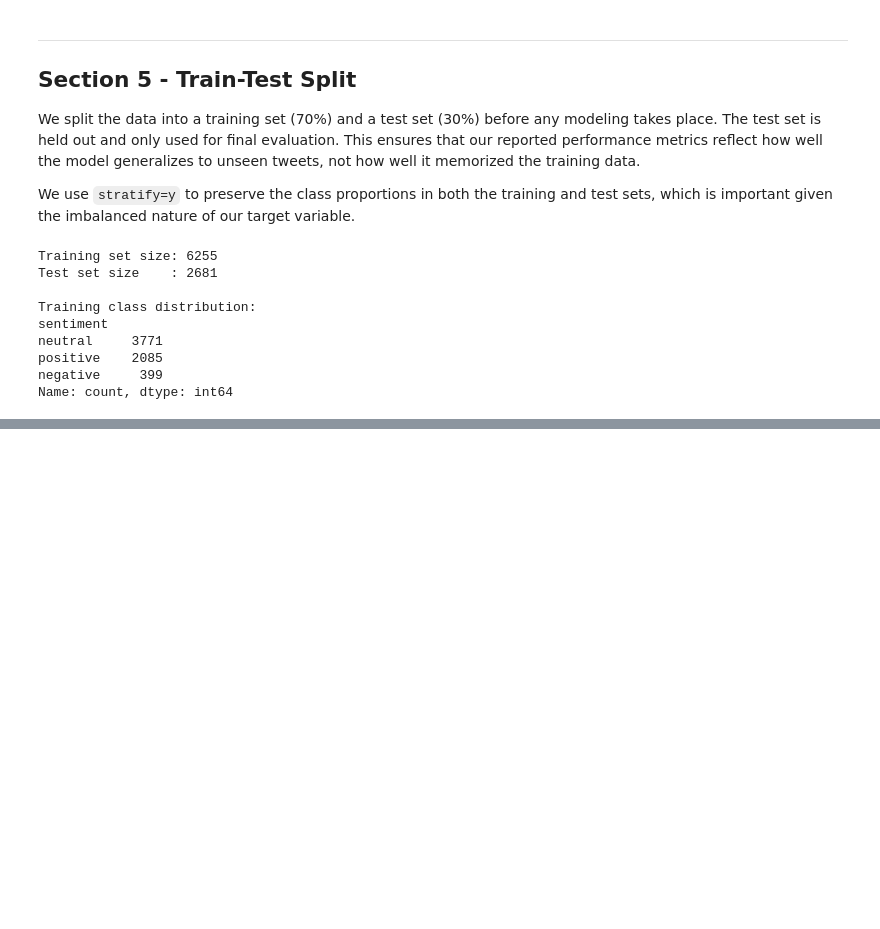
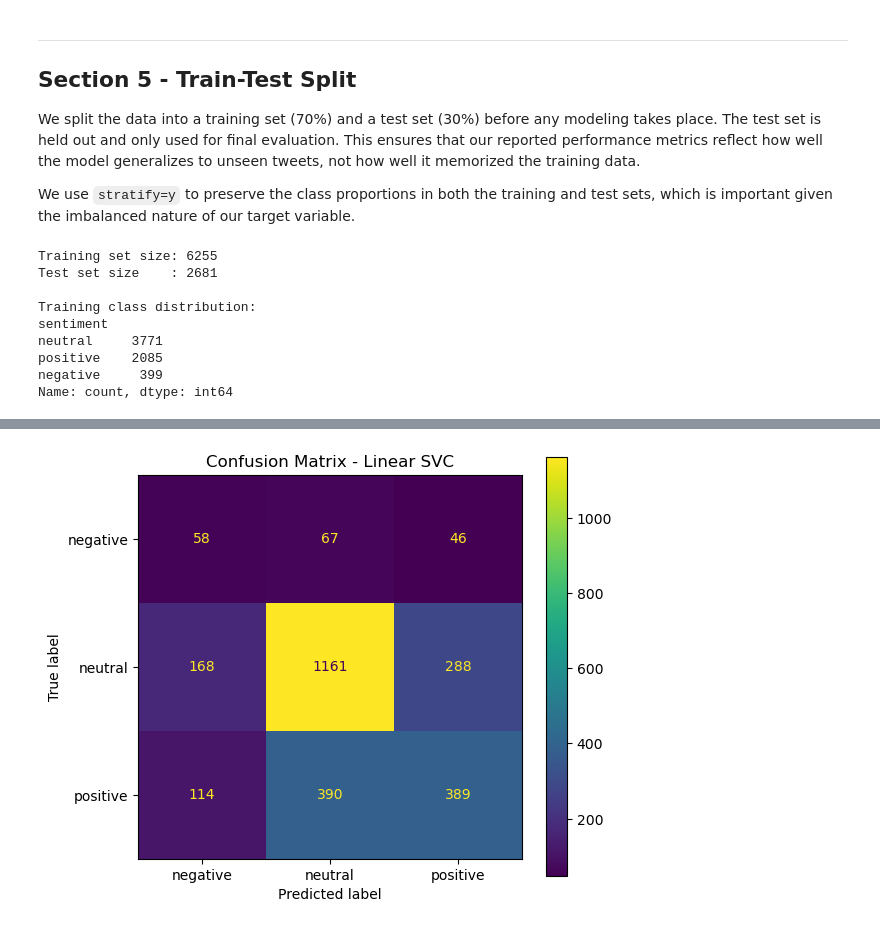
Before and after one commit to mkxangie/Tweet-Sentiment-Analysis, a Jupyter notebook: tweet-sentiment-analysis-project.ipynb, the cells around one changed output, grey strips where cells are left out. Cells and saved outputs as stored; diff of their text form; code cells hidden in the pictures; blank space fills up the shorter version.

```diff
--- a/tweet-sentiment-analysis-project.ipynb
+++ b/tweet-sentiment-analysis-project.ipynb
@@ -365,0 +547,23 @@ Name: count, dtype: int64
+# %%
+# Build and train the Linear SVC pipeline
+svc_pipeline = Pipeline([
+    ('tfidf', TfidfVectorizer(
+        stop_words='english',
+        min_df=0.005,
+        max_df=0.90,
+        ngram_range=(1, 2)
+    )),
+    ('svc', LinearSVC(
+        class_weight='balanced',
+        max_iter=2000,
+        random_state=42
+    ))
+])
+
+svc_pipeline.fit(X_train, y_train)
+y_pred_svc = svc_pipeline.predict(X_test)
+
+print('Linear SVC - Accuracy:', round(accuracy_score(y_test, y_pred_svc), 4))
+print()
+print('Classification Report:')
+print(classification_report(y_test, y_pred_svc))
@@ -365,0 +583,9 @@ Name: count, dtype: int64
+# %%
+# Confusion matrix for Linear SVC
+fig, ax = plt.subplots(figsize=(6, 5))
+ConfusionMatrixDisplay.from_predictions(y_test, y_pred_svc, ax=ax)
+ax.set_title('Confusion Matrix - Linear SVC')
+plt.tight_layout()
+plt.show()
+# %% [output]
+[figure, added]
```
Also changed, not shown: parts of 13 cells of this notebook.
